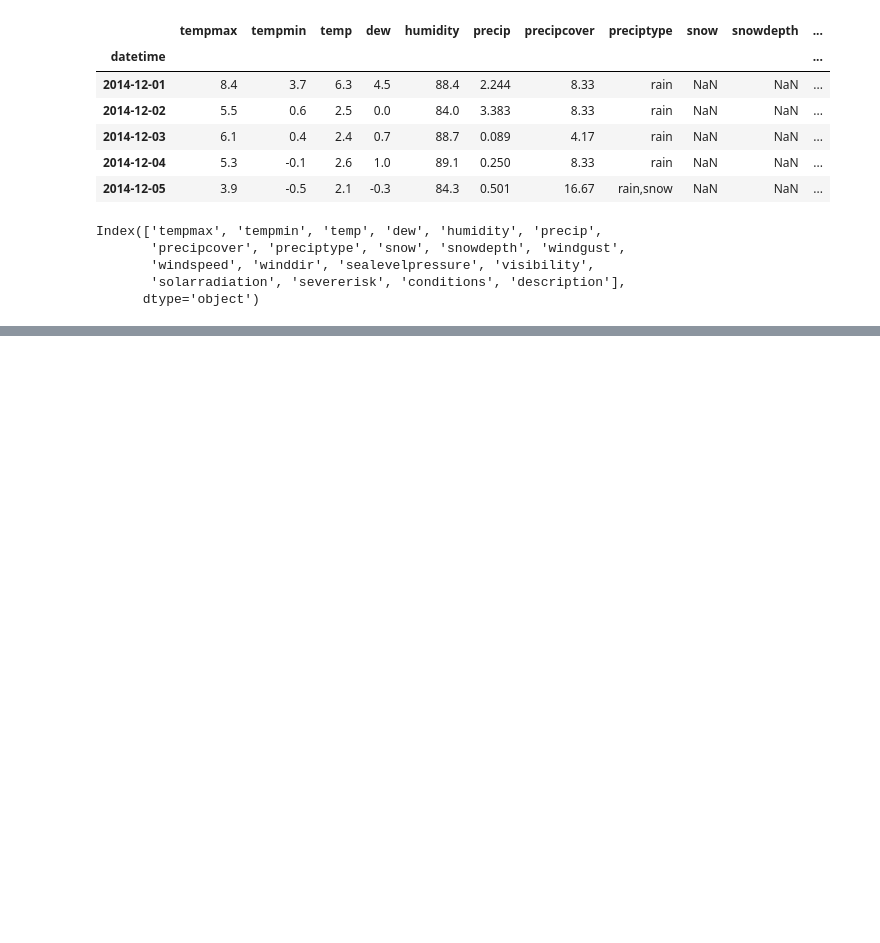
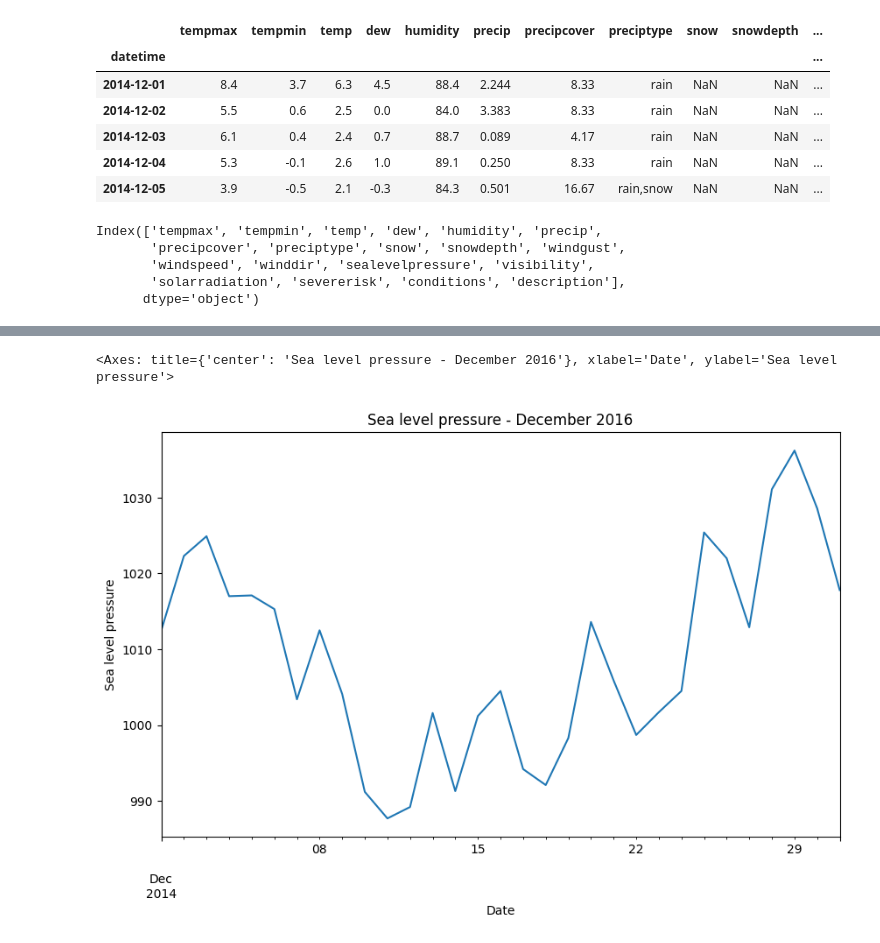
Before and after one commit to neilmartindev/shepd-eda, a Jupyter notebook: nafirs-shepd-eda.ipynb, the cells around one changed output, grey strips where cells are left out. Cells and saved outputs as stored; diff of their text form; code cells hidden in the pictures; blank space fills up the shorter version.

```diff
--- a/nafirs-shepd-eda.ipynb
+++ b/nafirs-shepd-eda.ipynb
@@ -233 +255,6 @@ braemar_df['windspeed'].plot(figsize=(10,6), title="Windspeed Over Time", ylabel
+# %%
+braemar_df['sealevelpressure'].plot(figsize=(10,6), title="Sea level pressure - December 2016", ylabel="Sea level pressure", xlabel="Date")
+# %% [output]
+<Axes: title={'center': 'Sea level pressure - December 2016'}, xlabel='Date', ylabel='Sea level pressure'>
+[figure, added]
 # %%
```
Also changed, not shown: parts of 7 cells of this notebook.
